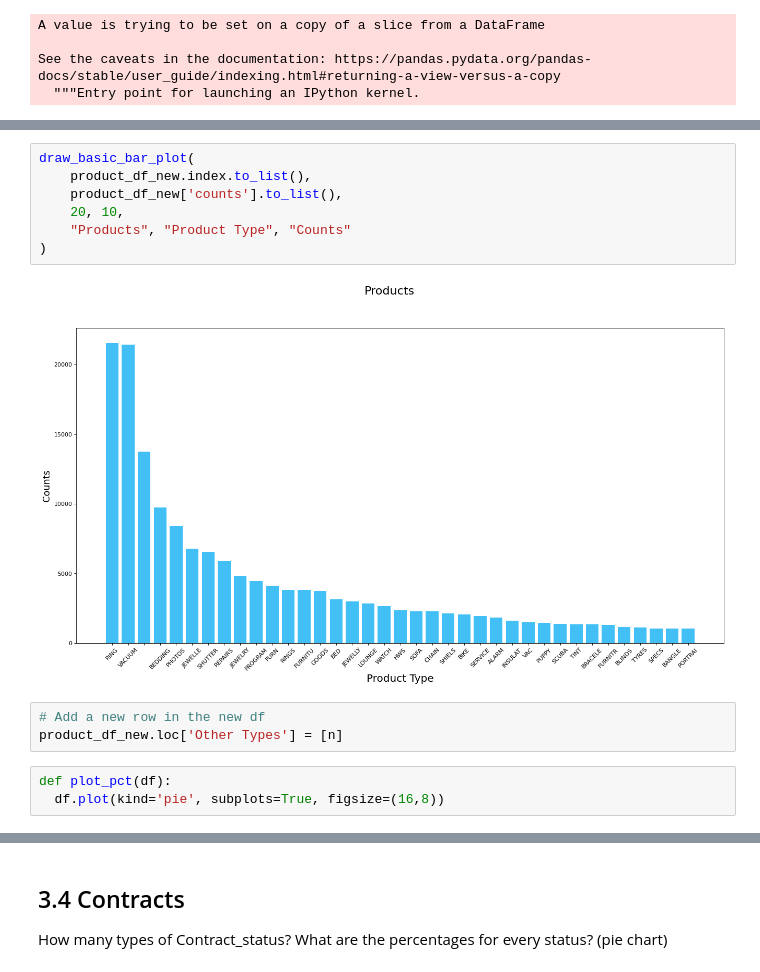
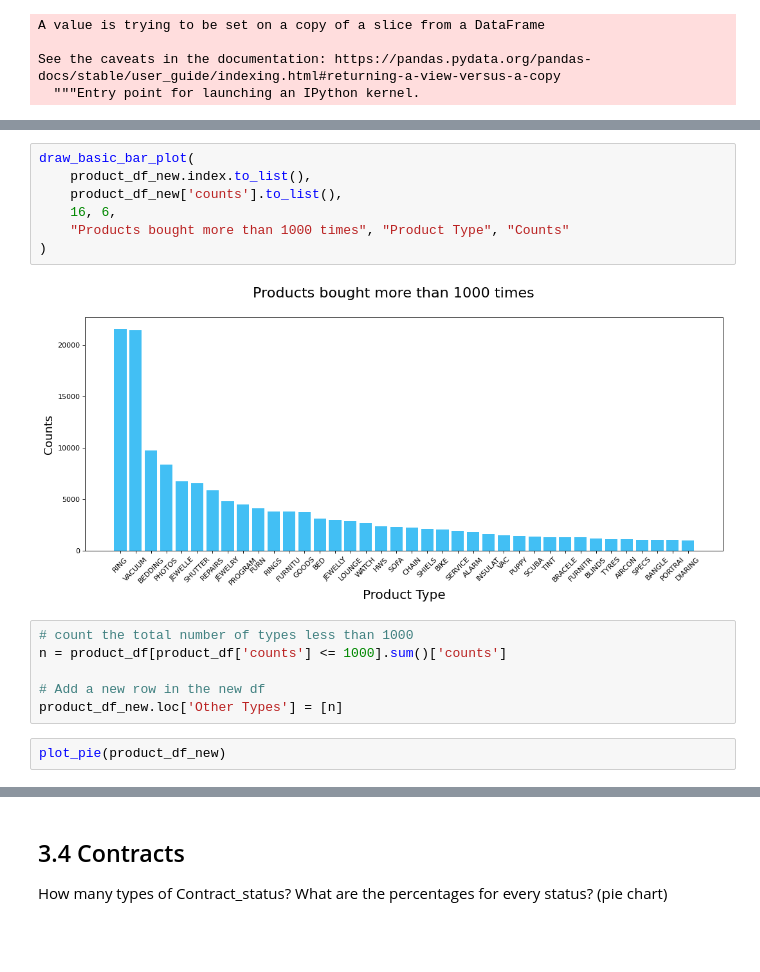
Before and after one commit to yanglinjing/vmor, a Jupyter notebook: Bank_customer_30.ipynb, the cells around one changed output, grey strips where cells are left out. Cells and saved outputs as stored; diff of their text form; blank space fills up the shorter version.

```diff
--- a/Bank_customer_30.ipynb
+++ b/Bank_customer_30.ipynb
@@ -574,17 +602,19 @@ my_list
 # %%
 draw_basic_bar_plot(
     product_df_new.index.to_list(),
     product_df_new['counts'].to_list(),
-    20, 10,
-    "Products", "Product Type", "Counts"
+    16, 6,
+    "Products bought more than 1000 times", "Product Type", "Counts"
 )
 # %% [output]
-[figure, old version]
+[figure, new version]
 # %%
+# count the total number of types less than 1000
+n = product_df[product_df['counts'] <= 1000].sum()['counts']
+
 # Add a new row in the new df
 product_df_new.loc['Other Types'] = [n]
-# %%
-def plot_pct(df):
-  df.plot(kind='pie', subplots=True, figsize=(16,8))
+# %%
+plot_pie(product_df_new)
 # %%
 plot_pct(product_df_new)
```
Also changed, not shown: parts of 44 cells of this notebook.
